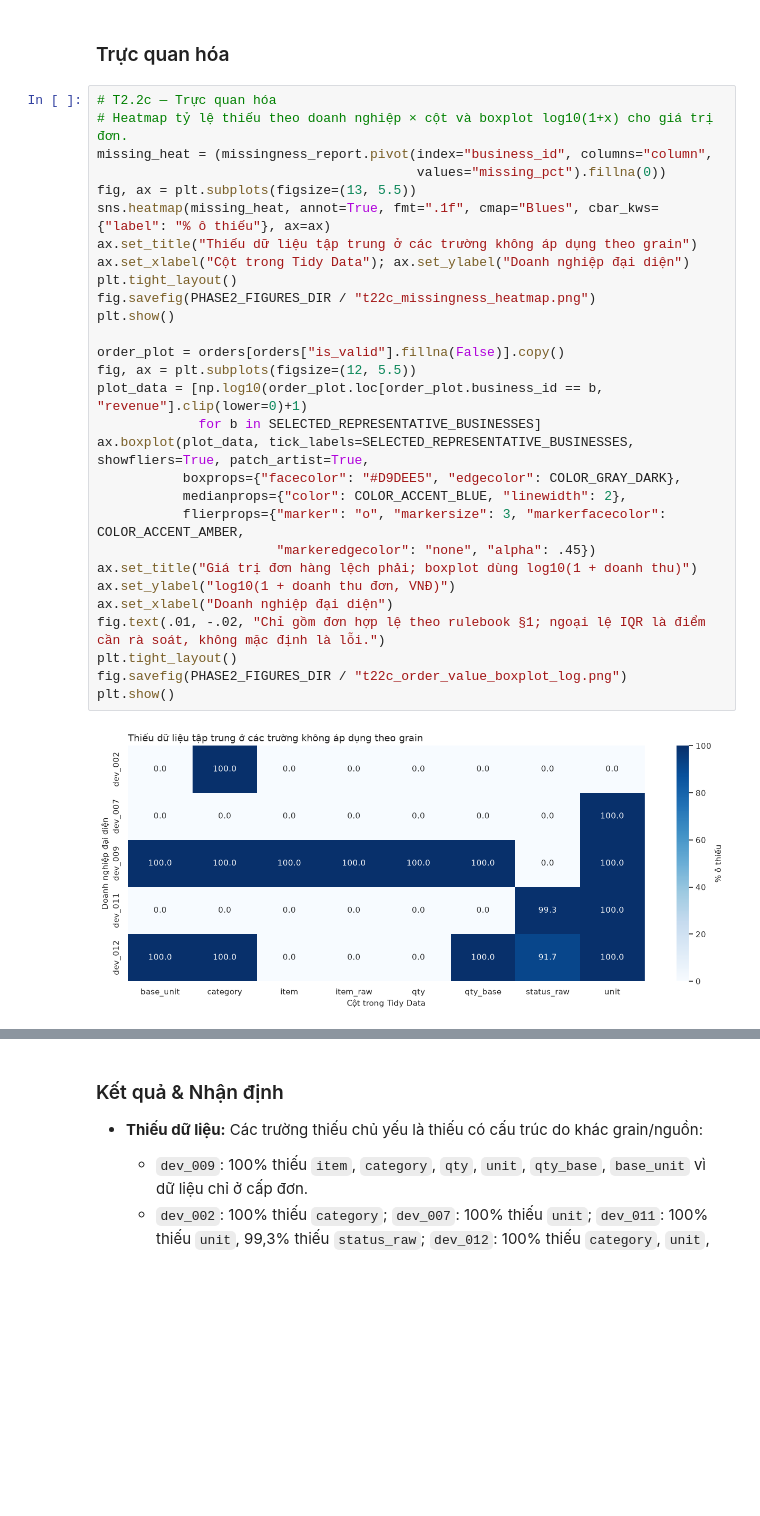
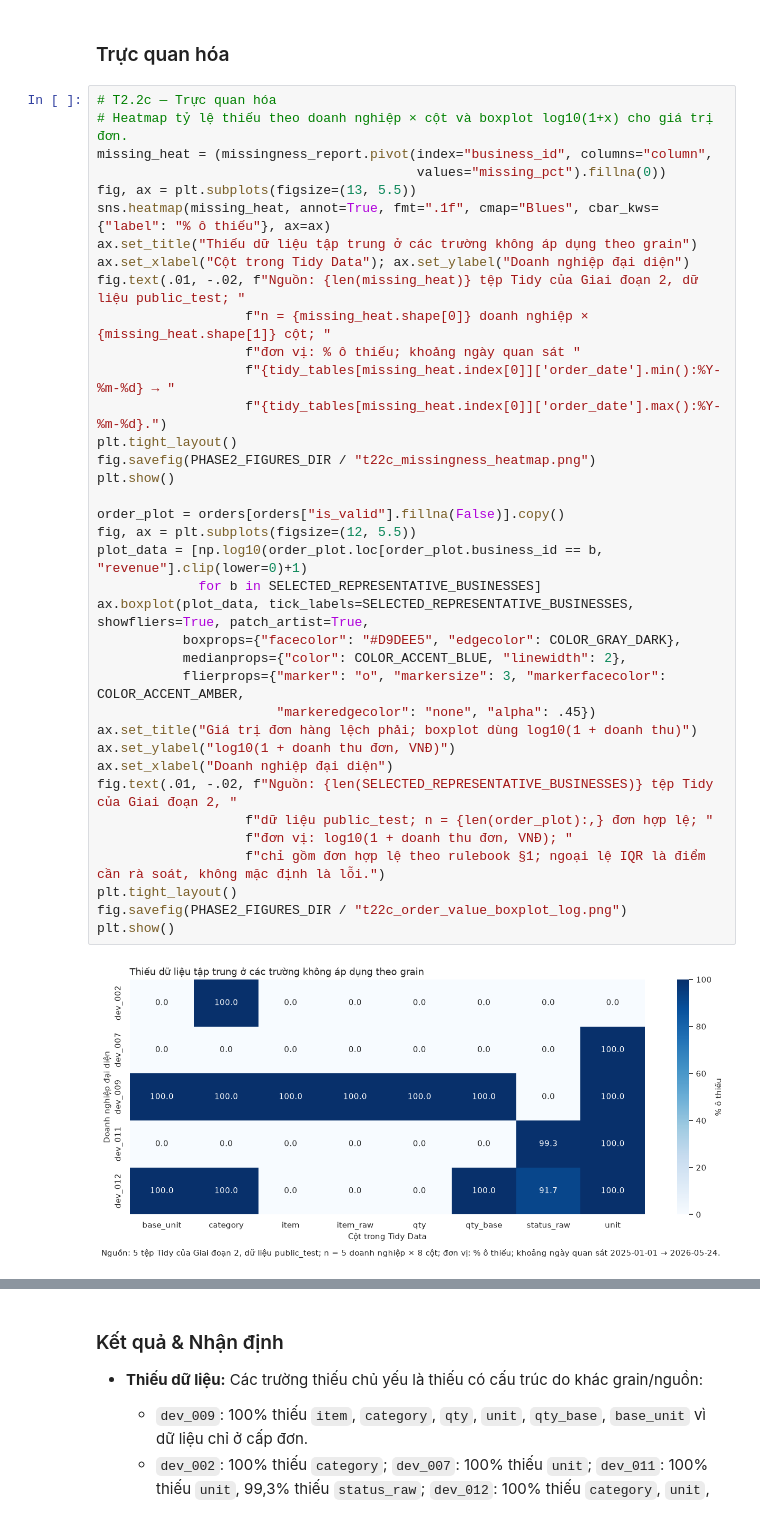
Before and after one commit to itsanhkhoi12/data-visualization-uth, a Jupyter notebook: notebook/02_business_eda.ipynb, the cells around one changed output, grey strips where cells are left out. Drawn from its saved outputs; the diff is of its cells as text; blank space fills up the shorter version.

```diff
--- a/notebook/02_business_eda.ipynb
+++ b/notebook/02_business_eda.ipynb
@@ -1703,31 +1724,39 @@ Nguyên tắc xử lý: giữ nguyên ngoại lệ IQR; chỉ sửa/loại khi x
 # %%
 # T2.2c — Trực quan hóa
 # Heatmap tỷ lệ thiếu theo doanh nghiệp × cột và boxplot log10(1+x) cho giá trị đơn.
 missing_heat = (missingness_report.pivot(index="business_id", columns="column",
                                          values="missing_pct").fillna(0))
 fig, ax = plt.subplots(figsize=(13, 5.5))
 sns.heatmap(missing_heat, annot=True, fmt=".1f", cmap="Blues", cbar_kws={"label": "% ô thiếu"}, ax=ax)
 ax.set_title("Thiếu dữ liệu tập trung ở các trường không áp dụng theo grain")
 ax.set_xlabel("Cột trong Tidy Data"); ax.set_ylabel("Doanh nghiệp đại diện")
+fig.text(.01, -.02, f"Nguồn: {len(missing_heat)} tệp Tidy của Giai đoạn 2, dữ liệu public_test; "
+                   f"n = {missing_heat.shape[0]} doanh nghiệp × {missing_heat.shape[1]} cột; "
+                   f"đơn vị: % ô thiếu; khoảng ngày quan sát "
+                   f"{tidy_tables[missing_heat.index[0]]['order_date'].min():%Y-%m-%d} → "
+                   f"{tidy_tables[missing_heat.index[0]]['order_date'].max():%Y-%m-%d}.")
 plt.tight_layout()
 fig.savefig(PHASE2_FIGURES_DIR / "t22c_missingness_heatmap.png")
 plt.show()
 
 order_plot = orders[orders["is_valid"].fillna(False)].copy()
 fig, ax = plt.subplots(figsize=(12, 5.5))
 plot_data = [np.log10(order_plot.loc[order_plot.business_id == b, "revenue"].clip(lower=0)+1)
              for b in SELECTED_REPRESENTATIVE_BUSINESSES]
 ax.boxplot(plot_data, tick_labels=SELECTED_REPRESENTATIVE_BUSINESSES, showfliers=True, patch_artist=True,
            boxprops={"facecolor": "#D9DEE5", "edgecolor": COLOR_GRAY_DARK},
            medianprops={"color": COLOR_ACCENT_BLUE, "linewidth": 2},
            flierprops={"marker": "o", "markersize": 3, "markerfacecolor": COLOR_ACCENT_AMBER,
                        "markeredgecolor": "none", "alpha": .45})
 ax.set_title("Giá trị đơn hàng lệch phải; boxplot dùng log10(1 + doanh thu)")
 ax.set_ylabel("log10(1 + doanh thu đơn, VNĐ)")
 ax.set_xlabel("Doanh nghiệp đại diện")
-fig.text(.01, -.02, "Chỉ gồm đơn hợp lệ theo rulebook §1; ngoại lệ IQR là điểm cần rà soát, không mặc định là lỗi.")
+fig.text(.01, -.02, f"Nguồn: {len(SELECTED_REPRESENTATIVE_BUSINESSES)} tệp Tidy của Giai đoạn 2, "
+                   f"dữ liệu public_test; n = {len(order_plot):,} đơn hợp lệ; "
+                   f"đơn vị: log10(1 + doanh thu đơn, VNĐ); "
+                   f"chỉ gồm đơn hợp lệ theo rulebook §1; ngoại lệ IQR là điểm cần rà soát, không mặc định là lỗi.")
 plt.tight_layout()
 fig.savefig(PHASE2_FIGURES_DIR / "t22c_order_value_boxplot_log.png")
 plt.show()
 # %% [output]
-[figure, old version]
+[figure, new version]
```
Also changed, not shown: parts of 16 cells of this notebook, 4 other files.
